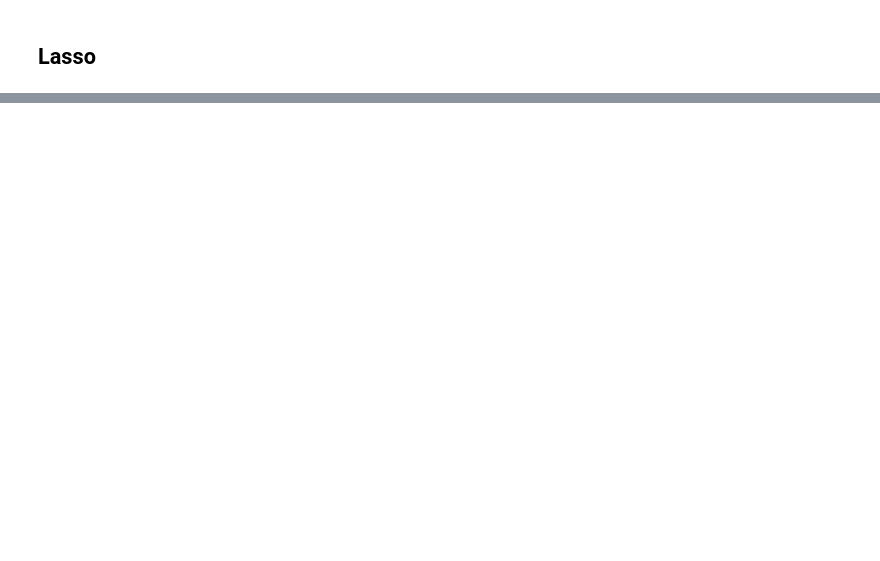
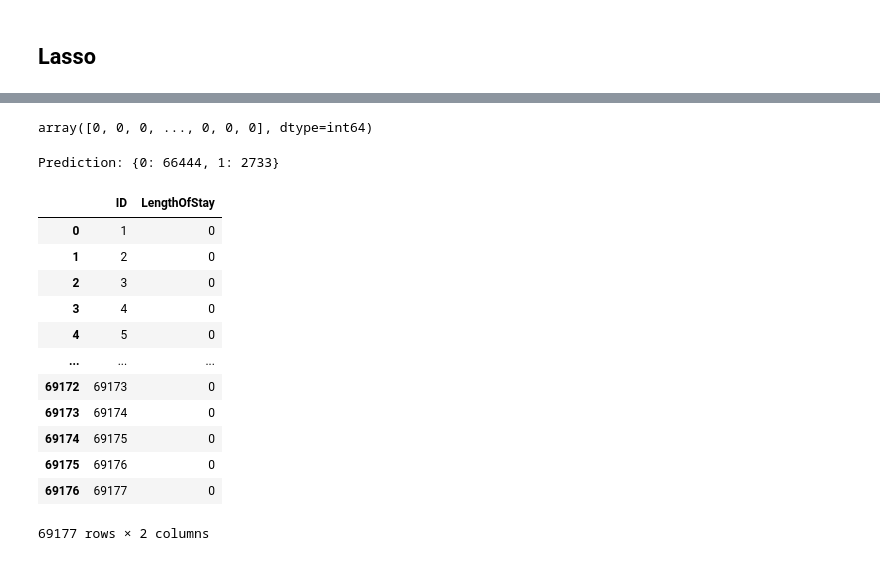
Before and after one commit to pcminh0505/ML, a Jupyter notebook: Asm/ASM1/Demo.ipynb, the cells around one changed output, grey strips where cells are left out. Cells and saved outputs as stored; diff of their text form; code cells hidden in the pictures; blank space fills up the shorter version.

```diff
--- a/Asm/ASM1/Demo.ipynb
+++ b/Asm/ASM1/Demo.ipynb
@@ -275,0 +297,10 @@ Accuracy: 0.8320733740967204
+# %%
+for col in encode_col:
+    # create new dataframe for each type of encode_column
+    dummiesDF = pd.get_dummies(test_data[col])
+    # merge the new dataframe into the orginal
+    test_data = pd.concat([test_data, dummiesDF], axis='columns')
+    # Drop the original column after encoding
+    test_data = test_data.drop(col, axis = 1)
+
+test_data.columns
@@ -275,0 +328,33 @@ Accuracy: 0.8320733740967204
+# %%
+test_data = test_data.drop(['Trauma','Department of Corrections'], axis = 1)
+# %%
+scaler_test = StandardScaler()
+scaler_test.fit(test_data)
+test_data_scale = scaler_test.transform(test_data)
+# %%
+prediction = log_reg.predict(test_data_scale)
+prediction
+# %% [output]
+array([0, 0, 0, ..., 0, 0, 0], dtype=int64)
+# %%
+u, c = np.unique(prediction, return_counts=True)
+print('Prediction:',dict(zip(u, c)))
+# %% [output]
+Prediction: {0: 66444, 1: 2733}
+# %%
+submission['LengthOfStay'] = pd.Series(prediction)
+submission
+# %% [output]
+|  | ID | LengthOfStay |
+| 0 | 1 | 0 |
+| 1 | 2 | 0 |
+| 2 | 3 | 0 |
+| 3 | 4 | 0 |
+| 4 | 5 | 0 |
+| ... | ... | ... |
+| 69172 | 69173 | 0 |
+| 69173 | 69174 | 0 |
+| 69174 | 69175 | 0 |
+| 69175 | 69176 | 0 |
+| 69176 | 69177 | 0 |
+69177 rows × 2 columns
```
Also changed, not shown: parts of 21 cells of this notebook, 1 other file.
